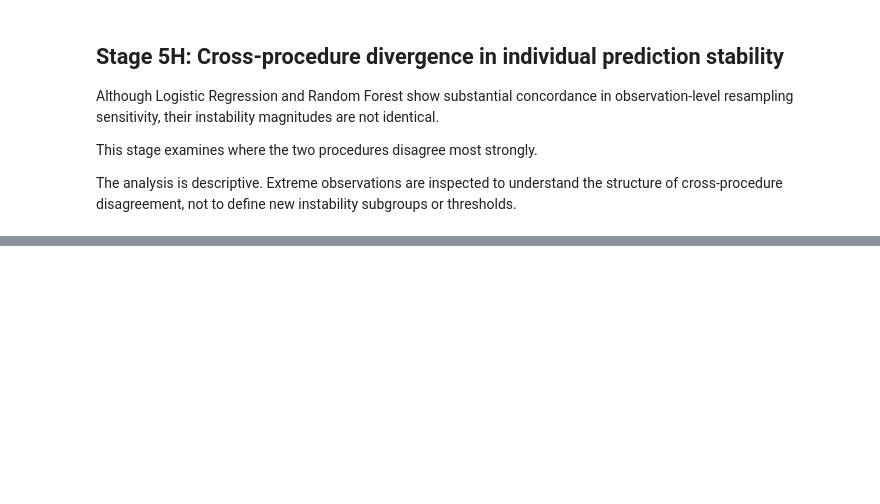
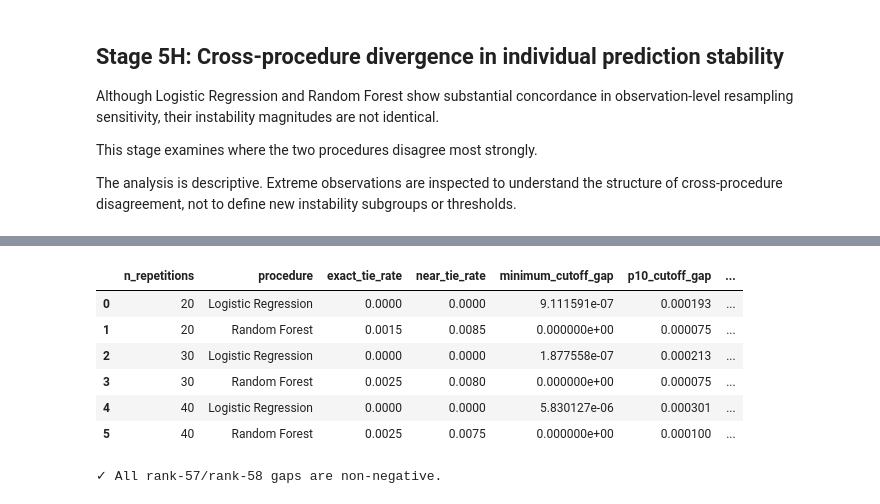
Before and after one commit to koalaresearch/WDBC-prediction-stability, a Jupyter notebook: 01_wdbc_prediction_stability.ipynb, the cells around one changed output, grey strips where cells are left out. Cells and saved outputs as stored; diff of their text form; code cells hidden in the pictures; blank space fills up the shorter version.

Commit message:
Add cross-procedure stability robustness analysis

```diff
--- a/01_wdbc_prediction_stability.ipynb
+++ b/01_wdbc_prediction_stability.ipynb
@@ -3142,0 +3948,65 @@ print(upper_tail_summary.to_string(index=False))
+# %%
+def p10_value(x):
+    return np.quantile(
+        x,
+        0.10,
+        method="linear",
+    )
+
+
+tie_audit_summary = (
+    subsample_tie_audit
+    .groupby(
+        [
+            "n_repetitions",
+            "procedure",
+        ],
+        as_index=False,
+    )
+    .agg(
+        exact_tie_rate=(
+            "exact_tie",
+            "mean",
+        ),
+        near_tie_rate=(
+            "near_tie_1e-12",
+            "mean",
+        ),
+        minimum_cutoff_gap=(
+            "cutoff_gap",
+            "min",
+        ),
+        p10_cutoff_gap=(
+            "cutoff_gap",
+            p10_value,
+        ),
+        median_cutoff_gap=(
+            "cutoff_gap",
+            "median",
+        ),
+    )
+)
+
+display(
+    tie_audit_summary
+)
+# %% [output]
+|  | n_repetitions | procedure | exact_tie_rate | near_tie_rate | minimum_cutoff_gap | p10_cutoff_gap | ... |
+| 0 | 20 | Logistic Regression | 0.0000 | 0.0000 | 9.111591e-07 | 0.000193 | ... |
+| 1 | 20 | Random Forest | 0.0015 | 0.0085 | 0.000000e+00 | 0.000075 | ... |
+| 2 | 30 | Logistic Regression | 0.0000 | 0.0000 | 1.877558e-07 | 0.000213 | ... |
+| 3 | 30 | Random Forest | 0.0025 | 0.0080 | 0.000000e+00 | 0.000075 | ... |
+| 4 | 40 | Logistic Regression | 0.0000 | 0.0000 | 5.830127e-06 | 0.000301 | ... |
+| 5 | 40 | Random Forest | 0.0025 | 0.0075 | 0.000000e+00 | 0.000100 | ... |
+# %%
+assert (
+    subsample_tie_audit[
+        "cutoff_gap"
+    ] >= 0
+).all()
+
+print(
+    "✓ All rank-57/rank-58 gaps are non-negative."
+)
+# %% [output]
+✓ All rank-57/rank-58 gaps are non-negative.
```
Also changed, not shown: parts of 70 cells of this notebook, 6 other files.
